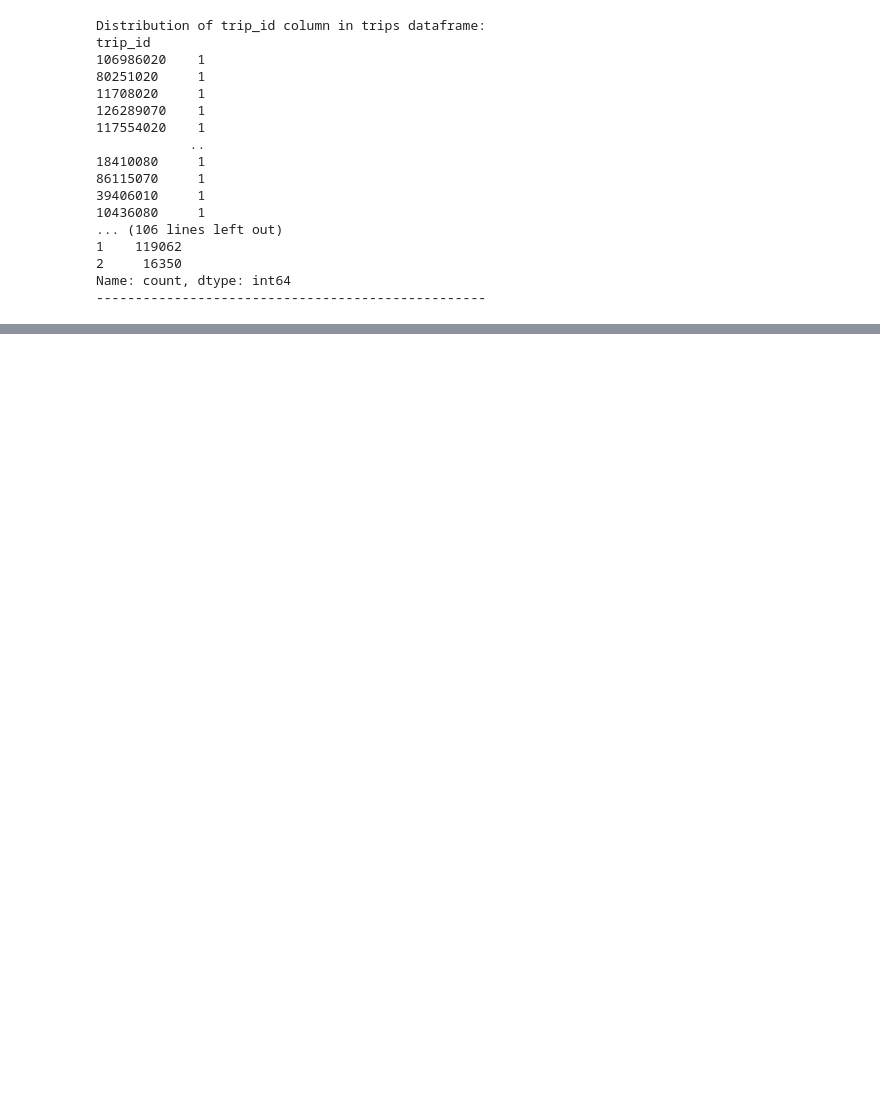
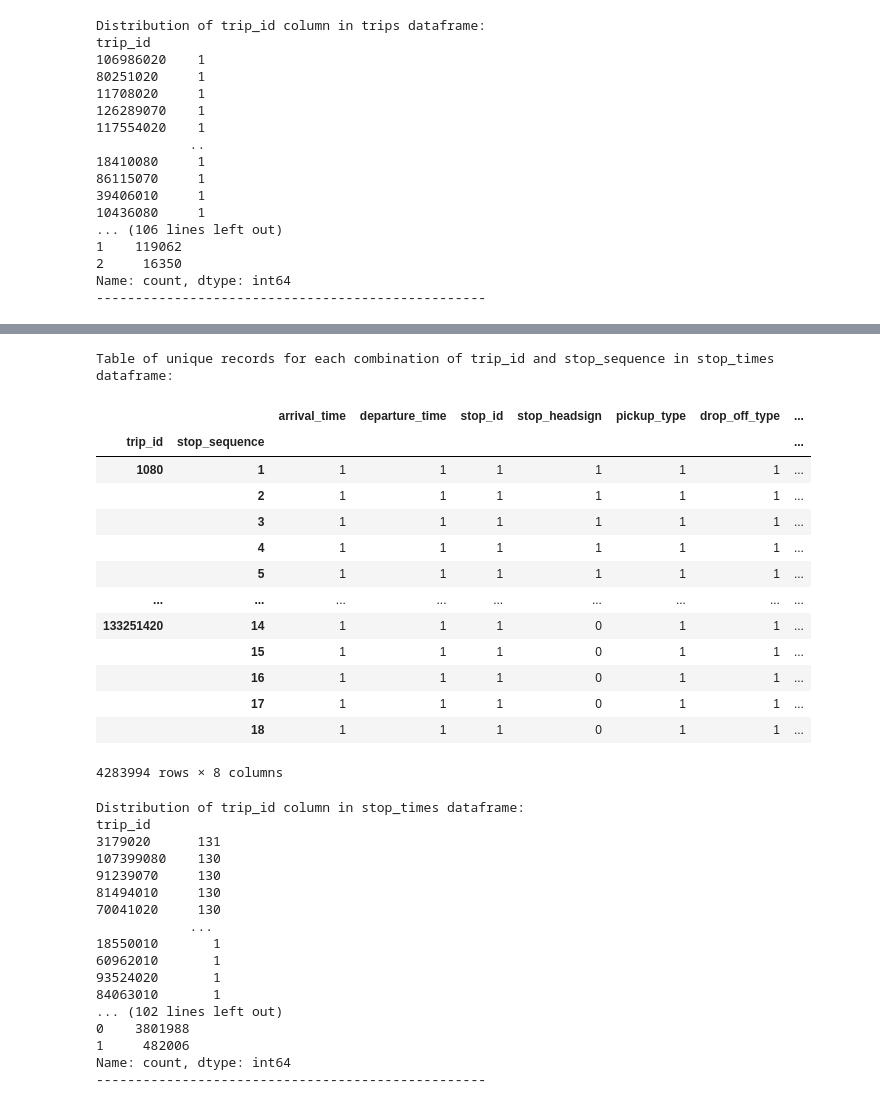
Before and after one commit to devslinky/TAL, a Jupyter notebook: GTFS_static_data_vis.ipynb, the cells around one changed output, grey strips where cells are left out. Drawn from its saved outputs; the diff is of its cells as text; code cells hidden in the pictures; blank space fills up the shorter version.

Commit message:
added more to notebook for cleaning and processing data

```diff
--- a/GTFS_static_data_vis.ipynb
+++ b/GTFS_static_data_vis.ipynb
@@ -729,0 +885,9 @@ dtype: int64
+# %%
+# lets first identify columns that are not used in the feed and drop them from the dataframe to simplify our analysis
+# we can identify these columns by looking at the unique values in each column and seeing if they are all NaN or empty strings
+
+for col in stop_times.columns:
+    unique_values = stop_times[col].unique()
+    print(f"Unique values in {col} column of stop_times dataframe:")
+    print(unique_values)
+    print("-" * 50)
@@ -729,0 +999,64 @@ dtype: int64
+# %%
+# each dytype seems to be appropriate for the type of data in each column
+# lets now look at the distribution of values for each column as well
+
+# for the primary key, we will look at the number of unique values and their frequencies
+# for integer columns we will look at the range and possibly mean
+# for float values we will look at the range (float values usually will represent geographical coordinates so taking the mean/median doesnt make sense)
+# for object/string values we will look at the unique values and their frequencies/mode
+
+# groupby trip_id and stop_sequence to see if there are any duplicate records for the same trip and stop sequence
+print(f"Table of unique records for each combination of trip_id and stop_sequence in stop_times dataframe:")
+display(stop_times.groupby(["trip_id", "stop_sequence"]).count())
+
+for col in stop_times.columns:
+    if col in ["trip_id", "stop_sequence"]:
+        print(f"Distribution of {col} column in stop_times dataframe:")
+        print(stop_times[col].value_counts(dropna=False))
+        print("-" * 50)
+    elif stop_times[col].dtype == "int64":
+        print(f"Range of {col} column in stop_times dataframe: {stop_times[col].min()} to {stop_times[col].max()}")
+        print("-" * 50)
+        print(f"Distribution of {col} column in stop_times dataframe:")
+        print(stop_times[col].value_counts(dropna=False))
+        print("-" * 50)
+    elif stop_times[col].dtype == "float64":
+        print(f"Range of {col} column in stop_times dataframe: {stop_times[col].min()} to {stop_times[col].max()}")
+        print("-" * 50)
+    elif stop_times[col].dtype == "object":
+        print(f"Distribution of {col} column in stop_times dataframe:")
+        print(stop_times[col].value_counts(dropna=False))
+        print("-" * 50)
+# %% [output]
+Table of unique records for each combination of trip_id and stop_sequence in stop_times dataframe:
+|  |  | arrival_time | departure_time | stop_id | stop_headsign | pickup_type | drop_off_type | ... |
+| trip_id | stop_sequence |  |  |  |  |  |  | ... |
+| 1080 | 1 | 1 | 1 | 1 | 1 | 1 | 1 | ... |
+|  | 2 | 1 | 1 | 1 | 1 | 1 | 1 | ... |
+|  | 3 | 1 | 1 | 1 | 1 | 1 | 1 | ... |
+|  | 4 | 1 | 1 | 1 | 1 | 1 | 1 | ... |
+|  | 5 | 1 | 1 | 1 | 1 | 1 | 1 | ... |
+| ... | ... | ... | ... | ... | ... | ... | ... | ... |
+| 133251420 | 14 | 1 | 1 | 1 | 0 | 1 | 1 | ... |
+|  | 15 | 1 | 1 | 1 | 0 | 1 | 1 | ... |
+|  | 16 | 1 | 1 | 1 | 0 | 1 | 1 | ... |
+|  | 17 | 1 | 1 | 1 | 0 | 1 | 1 | ... |
+|  | 18 | 1 | 1 | 1 | 0 | 1 | 1 | ... |
+4283994 rows × 8 columns
+Distribution of trip_id column in stop_times dataframe:
+trip_id
+3179020      131
+107399080    130
+91239070     130
+81494010     130
+70041020     130
+            ...
+18550010       1
+60962010       1
+93524020       1
+84063010       1
+... (102 lines left out)
+0    3801988
+1     482006
+Name: count, dtype: int64
+--------------------------------------------------
```
Also changed, not shown: parts of 25 cells of this notebook.
